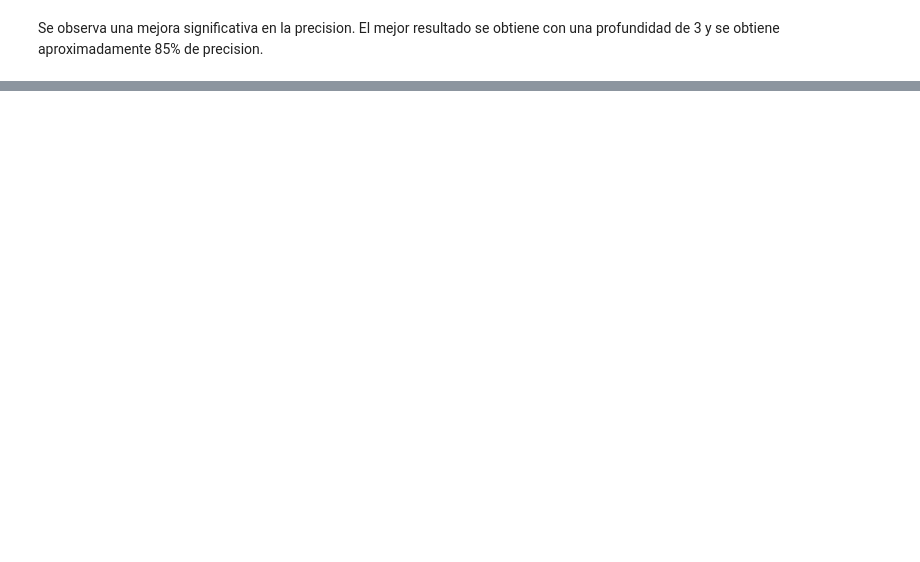
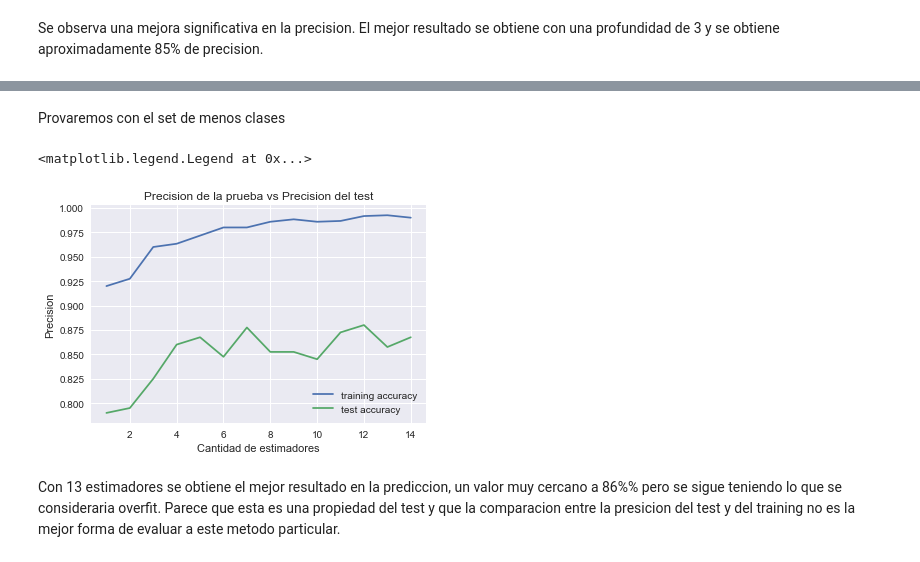
Before and after one commit to moradoug/Inv-Corta-2-Douglas-Mora, a Jupyter notebook: Inv-Corta-2.ipynb, the cells around one changed output, grey strips where cells are left out. Drawn from its saved outputs; the diff is of its cells as text; code cells hidden in the pictures; blank space fills up the shorter version.

```diff
--- a/Inv-Corta-2.ipynb
+++ b/Inv-Corta-2.ipynb
@@ -330,0 +403,28 @@ NameError: name 'features' is not defined
+# %%
+RFModel = RandomForestClassifier(n_estimators=15)
+RFModel.fit(X_train, Y_train)
+First['RF']=[RFModel.score(X_test, Y_test)]
+# %% [markdown]
+Provaremos con el set de menos clases
+# %%
+training_accuracy = []
+test_accuracy = []
+Tree_settings=range(1,15)
+for nestimator in Tree_settings:
+    RFModel = RandomForestClassifier(n_estimators=nestimator)
+    RFModel.fit(X_train, Y2_train)
+    # se almacena el "training set accuracy"
+    training_accuracy.append(RFModel.score(X_train, Y2_train))
+    # se almacena la "generalization accuracy"
+    test_accuracy.append(RFModel.score(X_test, Y2_test))
+plt.plot(Tree_settings, training_accuracy, label="training accuracy")
+plt.plot(Tree_settings, test_accuracy, label="test accuracy")
+plt.ylabel("Precision")
+plt.xlabel("Cantidad de estimadores")
+plt.title("Precision de la prueba vs Precision del test")
+plt.legend()
+# %% [output]
+<matplotlib.legend.Legend at 0x...>
+[figure, added]
+# %% [markdown]
+Con 13 estimadores se obtiene el mejor resultado en la prediccion, un valor muy cercano a 86%% pero se sigue teniendo lo que se consideraria overfit. Parece que esta es una propiedad del test y que la comparacion entre la presicion del test y del training no es la mejor forma de evaluar a este metodo particular.
```
Also changed, not shown: parts of 81 cells of this notebook.
